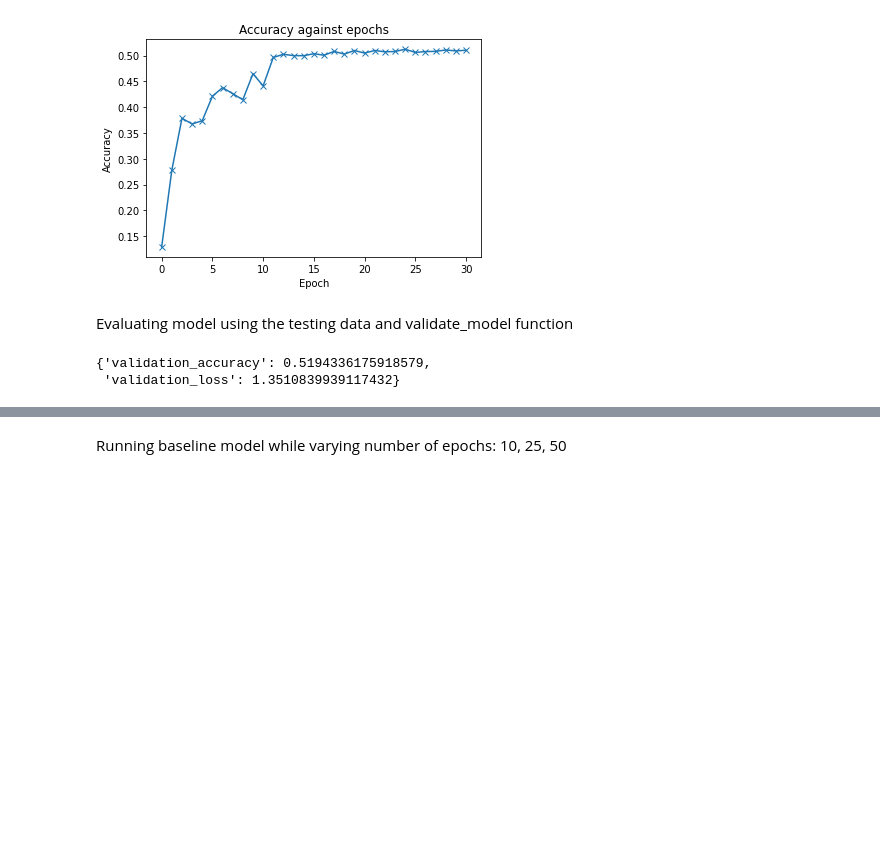
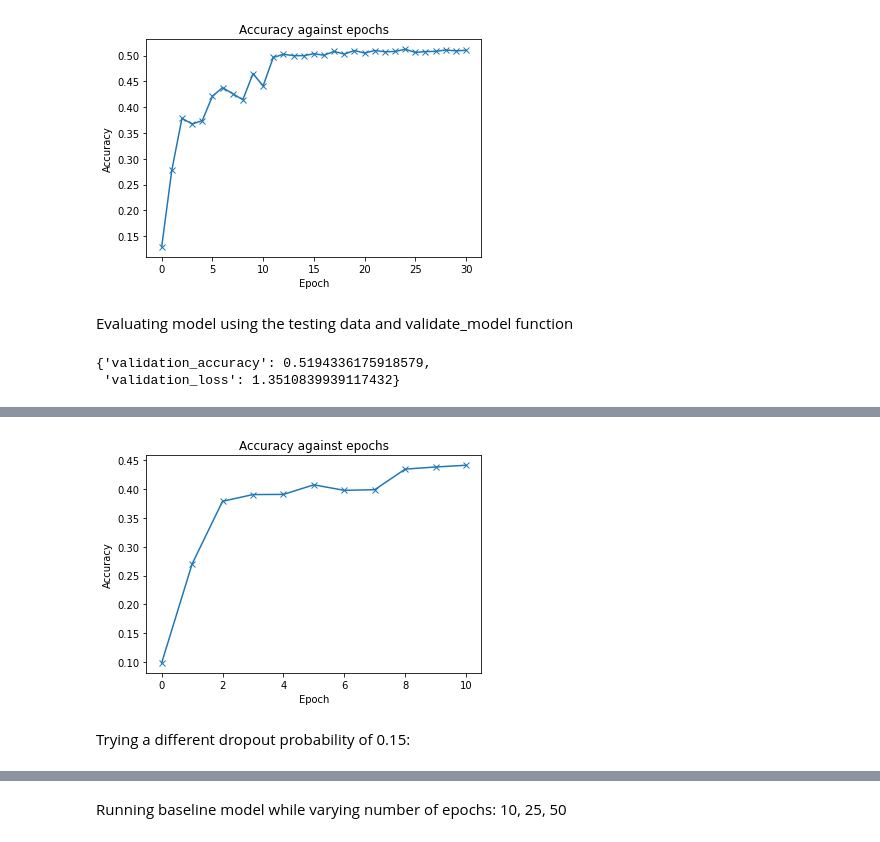
Before and after one commit to EamonnOCearnaigh/NeuralNetworks, a Jupyter notebook: Task 4.ipynb, the cells around one changed output, grey strips where cells are left out. Drawn from its saved outputs; the diff is of its cells as text; code cells hidden in the pictures; blank space fills up the shorter version.

```diff
--- a/Task 4.ipynb
+++ b/Task 4.ipynb
@@ -402,0 +467,6 @@ validate_model(model, testing_loader)
+# %%
+plot_accuracies(history)
+# %% [output]
+[figure, added]
+# %% [markdown]
+Trying a different dropout probability of 0.15:
```
Also changed, not shown: parts of 67 cells of this notebook.
